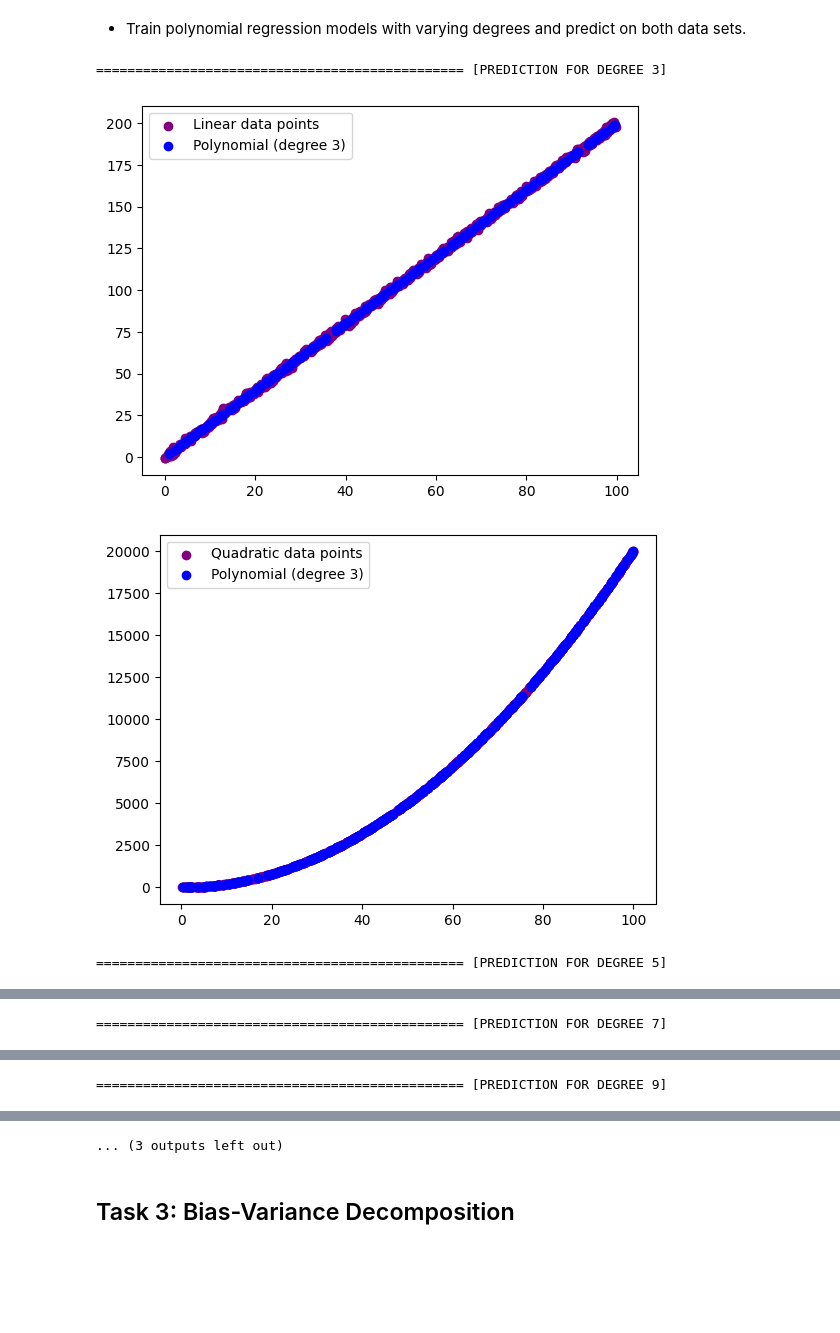
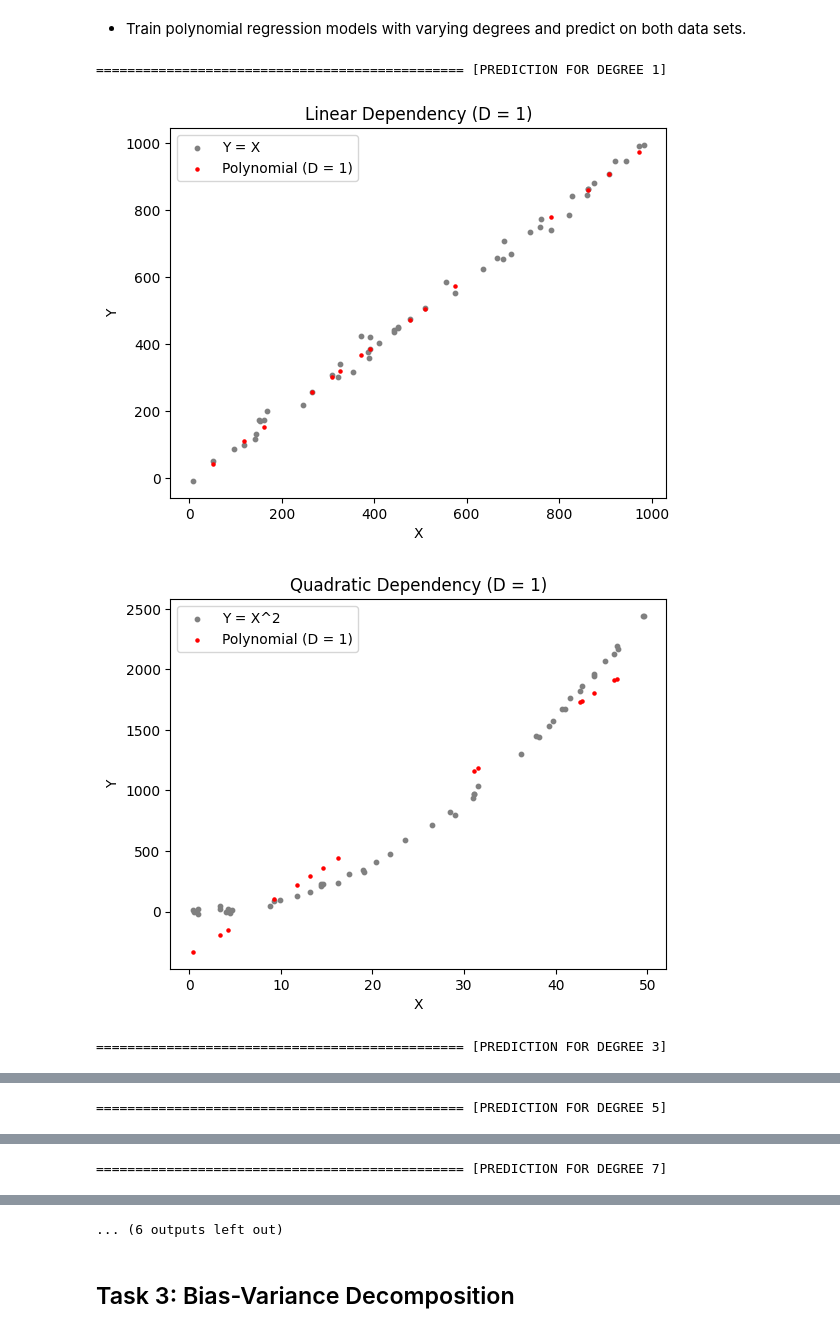
Before and after one commit to yadderace/ai-labs, a Jupyter notebook: data-mining/lab1/main.ipynb, the cells around one changed output, grey strips where cells are left out. Cells and saved outputs as stored; diff of their text form; code cells hidden in the pictures; blank space fills up the shorter version.

Commit message:
Added lab 1 for data mining

```diff
--- a/data-mining/lab1/main.ipynb
+++ b/data-mining/lab1/main.ipynb
@@ -51,25 +51,25 @@ Y1 = 2 * X1
 that Y depends quadratically from X;
 # %%
 # Quantity of records
-N2 = 1000
-range2 = (0, 100)
+N2 = 50
+range2 = (0, 50)
 
 # Generating data for X feature
-X2 = np.random.uniform(range2[0], range2[1], N2)
+x2 = np.random.uniform(range2[0], range2[1], N2)
 
 # Generating data for Y where it depends quadratically from X
-Y2 = 2 * X2 ** 2
+y2 = x2 ** 2
 # %% [markdown]
 * Add Gaussian noise (e.g. with standard deviation 1) to output variable Y
 in both data sets.
 # %%
 # Creating the noise using normal distribution (gaussian)
-noise_Y1 = np.random.normal(0, 1, Y1.shape)
-noise_Y2 = np.random.normal(0, 1, Y2.shape)
+noise_y1 = np.random.normal(0, 20, y1.shape)
+noise_y2 = np.random.normal(0, 20, y2.shape)
 
 # Adding noise to Y
-Y1 = Y1 + noise_Y1
-Y2 = Y2 + noise_Y2
+Y1 = y1 + noise_y1
+Y2 = y2 + noise_y2
 # %% [markdown]
 * Plot both data sets and the true regression functions in the X, Y space.
 # %%
@@ -100,7 +118,7 @@ plt.show()
 * Define polynomial regression models with varying degrees (model complexities)
 # %%
 # Creating polynomial regression models
-degrees = [3, 5, 7, 9, 12]
+degrees = [1, 3, 5, 7, 9, 11]
 degrees_data = {}
 
 for degree in degrees:
@@ -108,8 +126,8 @@ for degree in degrees:
     print(f"\nGenerating models for degree: {degree}")
 
     # Splitting data
-    X1_train, X1_test, Y1_train, Y1_test = train_test_split(X1, Y1, test_size=0.3, random_state=42)
-    X2_train, X2_test, Y2_train, Y2_test = train_test_split(X2, Y2, test_size=0.3, random_state=42)
+    X1_train, X1_test, Y1_train, Y1_test = train_test_split(x1, Y1, test_size=0.3, random_state=42)
+    X2_train, X2_test, Y2_train, Y2_test = train_test_split(x2, Y2, test_size=0.3, random_state=42)
 
     # Creating polynomials model
     poly1 = PolynomialFeatures(degree=degree, include_bias=False)
@@ -134,6 +152,6 @@ for degree in degrees:
         'X1_test': X1_test,
         'X2_test': X2_test,
         'Y1_test': Y1_test,
-        'Y2_test': Y2_test,
+        'Y2_test': Y2_test
     }
 # %% [output]
@@ -152,33 +172,39 @@ both data sets.
 # %%
 
 for degree, data_model in degrees_data.items():
     print(f"=============================================== [PREDICTION FOR DEGREE {degree}]")
     poly1 = data_model['poly1']
     poly2 = data_model['poly2']
     X1_test = data_model['X1_test']
     X2_test = data_model['X2_test']
     model1 = data_model['model1']
     model2 = data_model['model2']
 
     # Predicting
     X1_poly = poly1.transform(X1_test.reshape(-1, 1))
     X2_poly = poly2.transform(X2_test.reshape(-1, 1))
     Y1_pred = model1.predict(X1_poly)
     Y2_pred = model2.predict(X2_poly)
 
     # Plotting the linear model
-    plt.scatter(X1, Y1, color='purple', label='Linear data points')
-    plt.scatter(X1_test, Y1_pred, color='blue', label=f'Polynomial (degree {degree})')
+    plt.scatter(x1, Y1, color='gray', label='Y = X', s=10)
+    plt.scatter(X1_test, Y1_pred, color='red', label=f'Polynomial (D = {degree})', s=5)
     plt.legend()
+    plt.title(f'Linear Dependency (D = {degree})')
+    plt.xlabel('X')
+    plt.ylabel('Y')
     plt.show()
 
     # Plotting the quadratic model
-    plt.scatter(X2, Y2, color='purple', label='Quadratic data points')
-    plt.scatter(X2_test, Y2_pred, color='blue', label=f'Polynomial (degree {degree})')
+    plt.scatter(x2, Y2, color='gray', label='Y = X^2', s=10)
+    plt.scatter(X2_test, Y2_pred, color='red', label=f'Polynomial (D = {degree})', s=5)
     plt.legend()
+    plt.title(f'Quadratic Dependency (D = {degree})')
+    plt.xlabel('X')
+    plt.ylabel('Y')
     plt.show()
 # %% [output]
-=============================================== [PREDICTION FOR DEGREE 3]
+=============================================== [PREDICTION FOR DEGREE 1]
-[figure, old version]
+[figure, new version]
-[figure, old version]
+[figure, new version]
-=============================================== [PREDICTION FOR DEGREE 5]
+=============================================== [PREDICTION FOR DEGREE 3]
@@ -187 +213 @@ for degree, data_model in degrees_data.items():
-=============================================== [PREDICTION FOR DEGREE 7]
+=============================================== [PREDICTION FOR DEGREE 5]
@@ -190 +216 @@ for degree, data_model in degrees_data.items():
-=============================================== [PREDICTION FOR DEGREE 9]
+=============================================== [PREDICTION FOR DEGREE 7]
@@ -193,4 +219,4 @@ for degree, data_model in degrees_data.items():
-... (3 outputs left out)
+... (6 outputs left out)
 # %% [markdown]
 ## Task 3: Bias-Variance Decomposition
 # %% [markdown]
```
Also changed, not shown: parts of 14 cells of this notebook, 4 other files.
